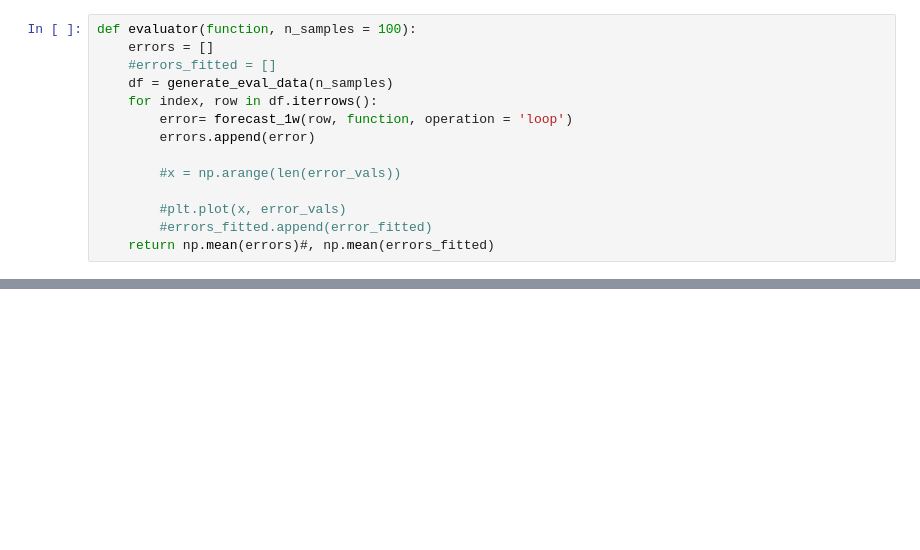
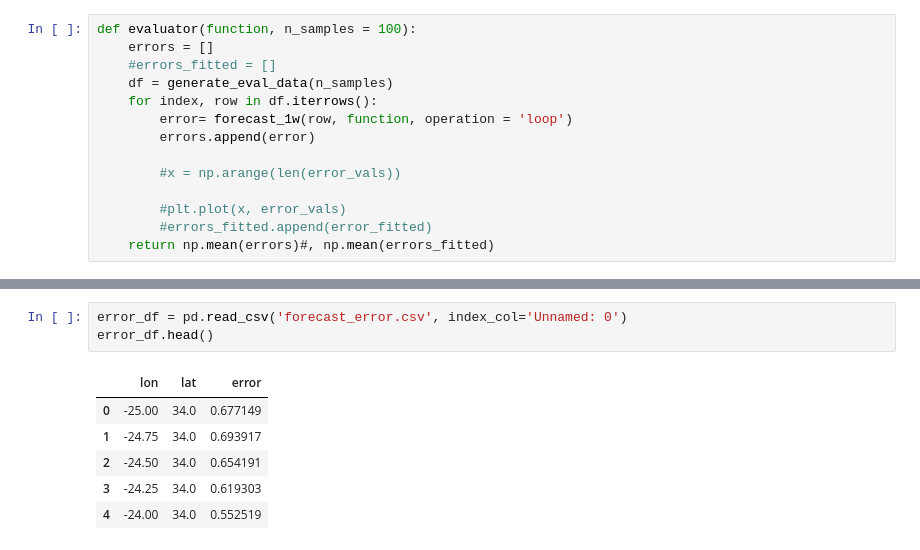
Before and after one commit to Buusta/Data-Science-Groep-10, a Jupyter notebook: cases/hackaton/hackathon.ipynb, the cells around one changed output, grey strips where cells are left out. Drawn from its saved outputs; the diff is of its cells as text; blank space fills up the shorter version.

```diff
--- a/cases/hackaton/hackathon.ipynb
+++ b/cases/hackaton/hackathon.ipynb
@@ -360,0 +381,10 @@ Maximum Likelihood optimization failed to converge. Check mle_retvals
+# %%
+error_df = pd.read_csv('forecast_error.csv', index_col='Unnamed: 0')
+error_df.head()
+# %% [output]
+|  | lon | lat | error |
+| 0 | -25.00 | 34.0 | 0.677149 |
+| 1 | -24.75 | 34.0 | 0.693917 |
+| 2 | -24.50 | 34.0 | 0.654191 |
+| 3 | -24.25 | 34.0 | 0.619303 |
+| 4 | -24.00 | 34.0 | 0.552519 |
```
Also changed, not shown: parts of 17 cells of this notebook, 8 other files.
